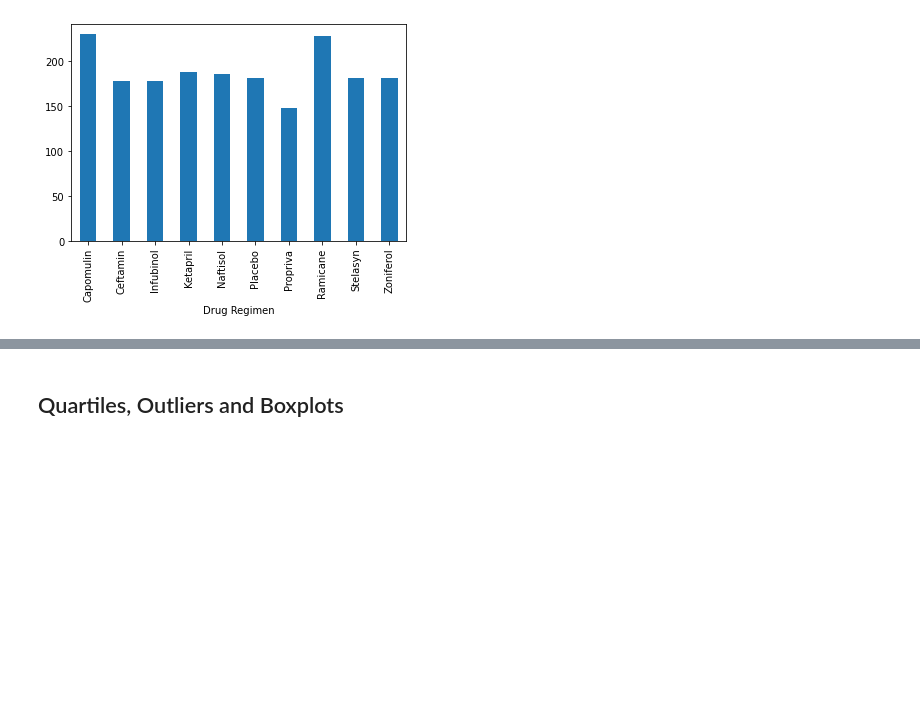
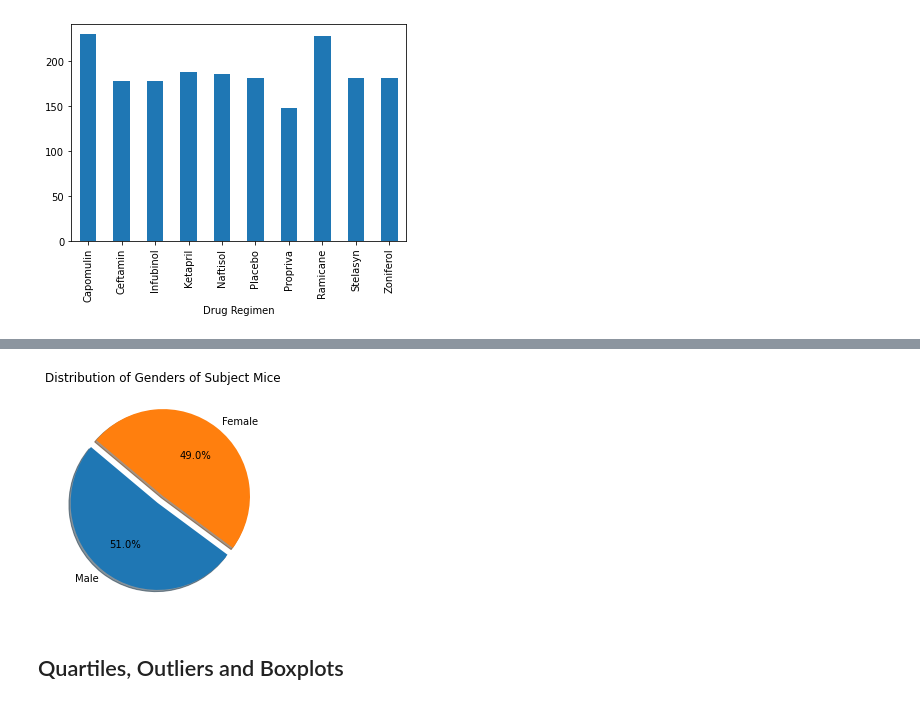
Before and after one commit to millerbrook/matplotlib_challenge, a Jupyter notebook: Pymaceuticals/pymaceuticals_starter.ipynb, the cells around one changed output, grey strips where cells are left out. Drawn from its saved outputs; the diff is of its cells as text; code cells hidden in the pictures; blank space fills up the shorter version.

```diff
--- a/Pymaceuticals/pymaceuticals_starter.ipynb
+++ b/Pymaceuticals/pymaceuticals_starter.ipynb
@@ -186,2 +179,15 @@ Name: Sex, dtype: int64
+# %%
+# Generate a pie plot showing the distribution of female versus male mice using pyplot
+
+
+genders = source_gender.index.tolist()
+gender_counts = source_gender.values.tolist()
+explode = (0.1, 0.0)
+plt.pie(gender_counts, explode=explode, labels=genders,
+        autopct="%1.1f%%", shadow=True, startangle=140)
+plt.title("Distribution of Genders of Subject Mice")
+plt.show()
+# %% [output]
+[figure, added]
 # %% [markdown]
 ## Quartiles, Outliers and Boxplots
```
Also changed, not shown: parts of 11 cells of this notebook.
